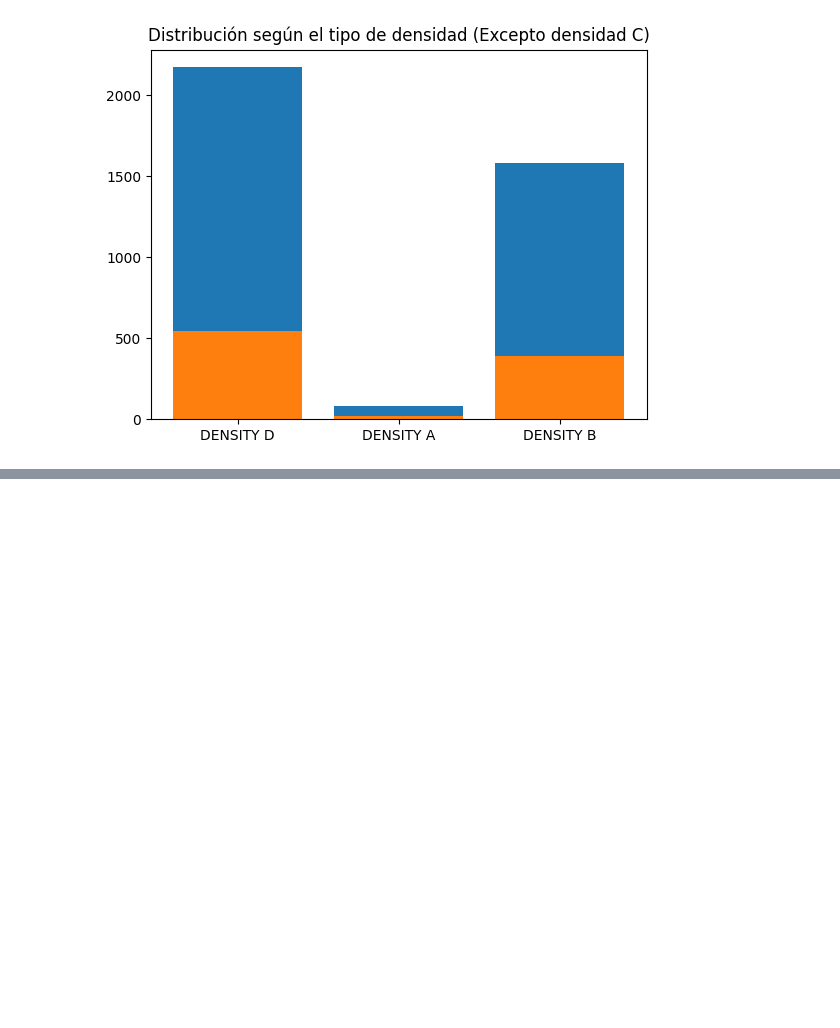
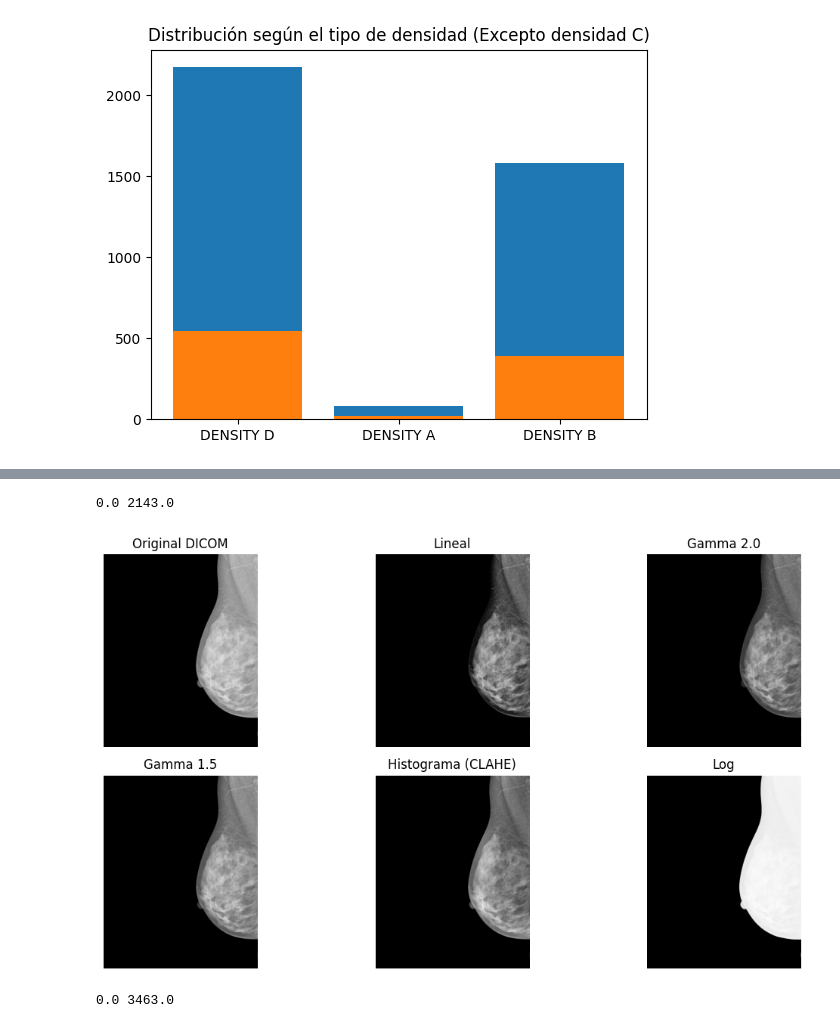
Before and after one commit to amezquitam/masses-mammo, a Jupyter notebook: mammo-main.ipynb, the cells around one changed output, grey strips where cells are left out. Cells and saved outputs as stored; diff of their text form; code cells hidden in the pictures; blank space fills up the shorter version.

```diff
--- a/mammo-main.ipynb
+++ b/mammo-main.ipynb
@@ -100,18 +100,3 @@ plt.show()
 %pip install matplotlib
 %pip install numpy
 %pip install pandas
-# %%
-import pydicom as dicom
-import os
-import matplotlib.pyplot as plt
-import numpy as np
-
-def listdir(path):
-    return [os.path.join(path, file) for file in os.listdir(path)]
-
-images = [dicom.dcmread(image_path) for image_path in listdir('images')]
-
-for image in images:
-    plt.imshow(image.pixel_array, cmap='gray')
-    plt.show()
-    # plt.hist(image.pixel_array, bins=80)
@@ -131,0 +103,65 @@ for image in images:
+# %%
+import pydicom as dicom
+import os
+import matplotlib.pyplot as plt
+import numpy as np
+import cv2
+
+def listdir(path):
+    return [os.path.join(path, file) for file in os.listdir(path)]
+
+images = [dicom.dcmread(image_path) for image_path in listdir('images')[:3]]
+
+for image_data in images:
+    image = image_data.pixel_array.astype(np.float32)
+
+    min_val, max_val = image.min(), image.max()
+
+    # Elimina el texto de la esquina superior izquierda
+    image = np.where(image == max_val, 0, image)
+
+    max_val = image.max()
+
+    print(min_val, max_val)
+
+    # 1. Tranformación lineal
+    alpha = 1.8
+    beta = -max_val * 0.8
+    linear_transformed = np.clip(alpha * image + beta, min_val, max_val)
+
+
+    # 2. Corrección Gamma (exponencial)
+    gamma = 2.0
+    gamma_corrected_2 = np.power(image / max_val, gamma) * max_val
+
+    gamma = 1.5
+    gamma_corrected_1_5 = np.power(image / max_val, gamma) * max_val
+
+    # 3. Ecualización de Histograma (Usando CLAHE)
+    clahe = cv2.createCLAHE(clipLimit=2.0, tileGridSize=(8, 8))
+    hist_eq = clahe.apply(image.astype(np.uint16))
+
+
+    # 4. Transformación logaritmica
+    c = (max_val - min_val) / np.log(max_val - min_val)
+    log_transformed = c * np.log(1 + image)
+
+
+
+    # Presentación
+    titles = ['Original DICOM', 'Lineal', 'Gamma 2.0', 'Gamma 1.5', 'Histograma (CLAHE)', 'Log']
+    images = [image, linear_transformed, gamma_corrected_2, gamma_corrected_1_5, hist_eq, log_transformed]
+
+    plt.figure(figsize=(12, 6))
+    for i in range(len(titles)):
+        plt.subplot(2, 3, i+1)
+        plt.imshow(images[i], cmap='gray')
+        plt.title(titles[i])
+        plt.axis('off')
+
+    plt.tight_layout()
+    plt.show()
+# %% [output]
+0.0 2143.0
+[figure, added]
+0.0 3463.0
```
Also changed, not shown: parts of 2 cells of this notebook.
